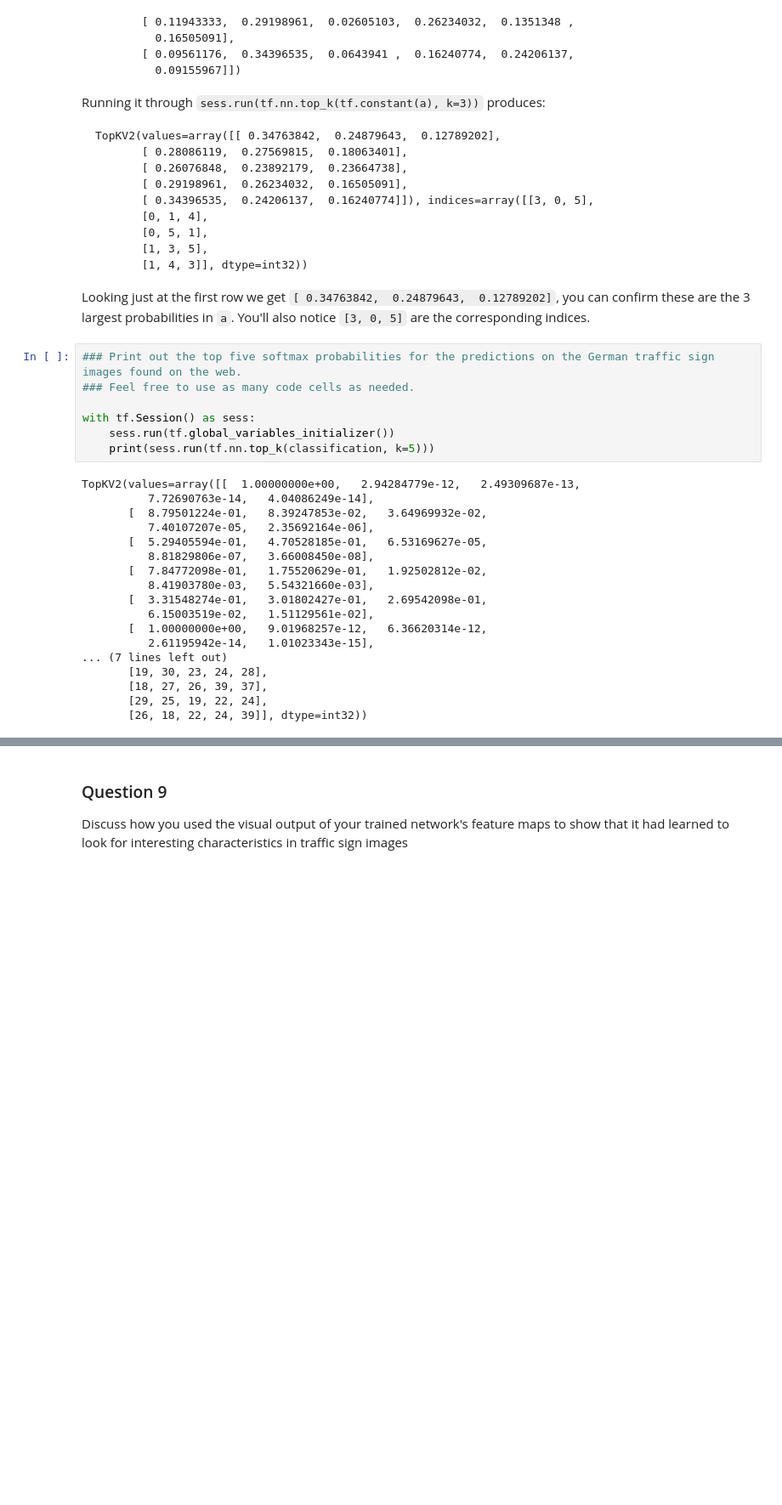
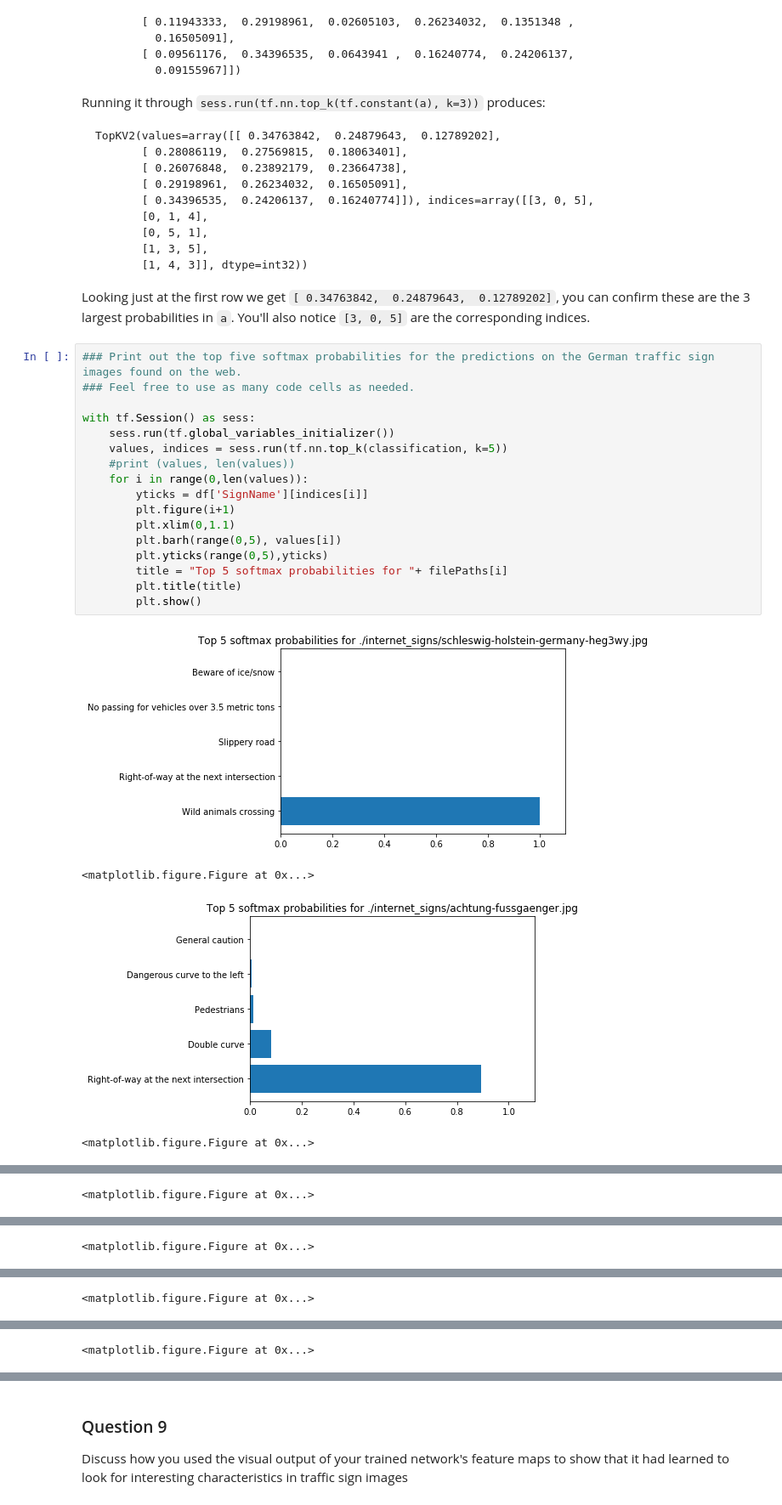
Before and after one commit to pyau/CarND-Project2, a Jupyter notebook: Traffic_Sign_Classifier.ipynb, the cells around one changed output, grey strips where cells are left out. Shown at 85% size. Cells and saved outputs as stored; diff of their text form; blank space fills up the shorter version.

```diff
--- a/Traffic_Sign_Classifier.ipynb
+++ b/Traffic_Sign_Classifier.ipynb
@@ -508,25 +507,22 @@ Looking just at the first row we get `[ 0.34763842,  0.24879643,  0.12789202]`,
 # %%
 ### Print out the top five softmax probabilities for the predictions on the German traffic sign images found on the web.
 ### Feel free to use as many code cells as needed.
 
 with tf.Session() as sess:
     sess.run(tf.global_variables_initializer())
-    print(sess.run(tf.nn.top_k(classification, k=5)))
+    values, indices = sess.run(tf.nn.top_k(classification, k=5))
+    #print (values, len(values))
+    for i in range(0,len(values)):
+        yticks = df['SignName'][indices[i]]
+        plt.figure(i+1)
+        plt.xlim(0,1.1)
+        plt.barh(range(0,5), values[i])
+        plt.yticks(range(0,5),yticks)
+        title = "Top 5 softmax probabilities for "+ filePaths[i]
+        plt.title(title)
+        plt.show()
 # %% [output]
+[figure, added]
-TopKV2(values=array([[  1.00000000e+00,   2.94284779e-12,   2.49309687e-13,
-          7.72690763e-14,   4.04086249e-14],
-       [  8.79501224e-01,   8.39247853e-02,   3.64969932e-02,
-          7.40107207e-05,   2.35692164e-06],
-       [  5.29405594e-01,   4.70528185e-01,   6.53169627e-05,
-          8.81829806e-07,   3.66008450e-08],
-       [  7.84772098e-01,   1.75520629e-01,   1.92502812e-02,
-          8.41903780e-03,   5.54321660e-03],
-       [  3.31548274e-01,   3.01802427e-01,   2.69542098e-01,
-          6.15003519e-02,   1.51129561e-02],
-       [  1.00000000e+00,   9.01968257e-12,   6.36620314e-12,
-          2.61195942e-14,   1.01023343e-15],
-... (7 lines left out)
-       [19, 30, 23, 24, 28],
-       [18, 27, 26, 39, 37],
-       [29, 25, 19, 22, 24],
-       [26, 18, 22, 24, 39]], dtype=int32))
+<matplotlib.figure.Figure at 0x...>
+[figure, added]
+<matplotlib.figure.Figure at 0x...>
@@ -532,0 +530 @@ TopKV2(values=array([[  1.00000000e+00,   2.94284779e-12,   2.49309687e-13,
+<matplotlib.figure.Figure at 0x...>
@@ -532,0 +532 @@ TopKV2(values=array([[  1.00000000e+00,   2.94284779e-12,   2.49309687e-13,
+<matplotlib.figure.Figure at 0x...>
@@ -532,0 +534 @@ TopKV2(values=array([[  1.00000000e+00,   2.94284779e-12,   2.49309687e-13,
+<matplotlib.figure.Figure at 0x...>
@@ -532,0 +536 @@ TopKV2(values=array([[  1.00000000e+00,   2.94284779e-12,   2.49309687e-13,
+<matplotlib.figure.Figure at 0x...>
```
Also changed, not shown: parts of 9 cells of this notebook, 16 other files.
